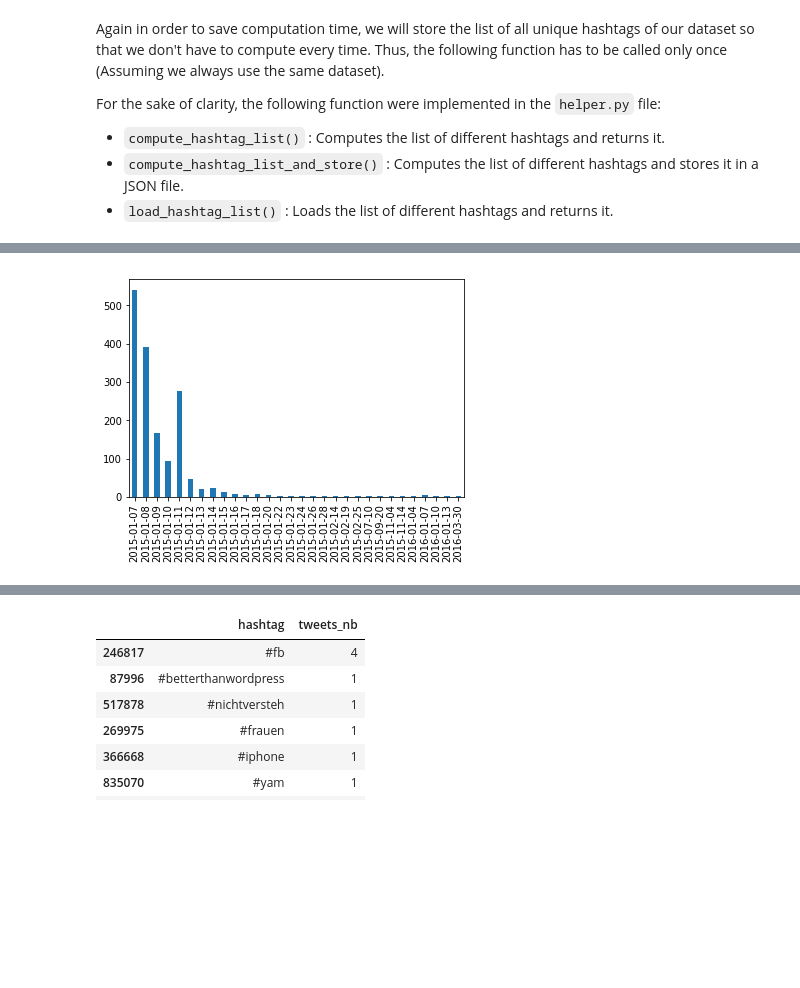
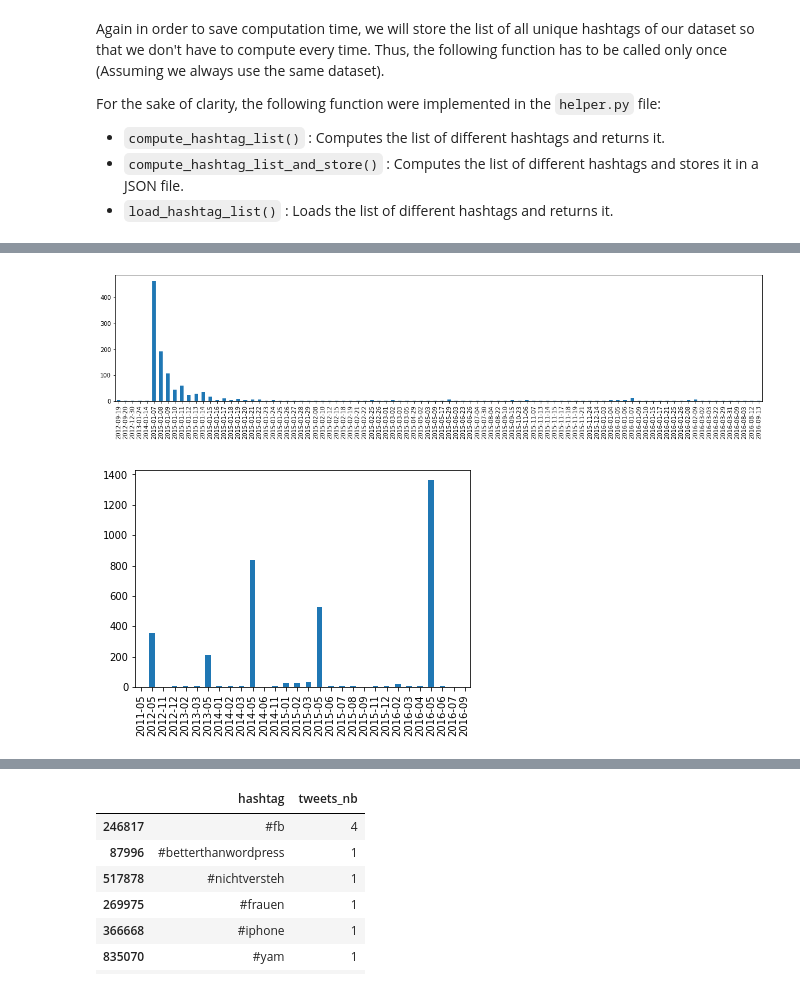
Before and after one commit to brunowicht/ada_project, a Jupyter notebook: project/cleaning.ipynb, the cells around one changed output, grey strips where cells are left out. Drawn from its saved outputs; the diff is of its cells as text; code cells hidden in the pictures; blank space fills up the shorter version.

Commit message:
adding some graphs

```diff
--- a/project/cleaning.ipynb
+++ b/project/cleaning.ipynb
@@ -215,9 +191,8 @@ df_Charlie
-# %%
-def plot_frequency_tags(df, col, tag, n):
-    dfs = search_hashtag(tag, df)
-    dfs[col].value_counts()[:n].sort_index().plot.bar()
-    plt.show()
 # %%
-plot_frequency_tags(df_tag, 'day', "#jesuischarlie", 30)
+plot_frequency_tags(df_tag, 'day', "#charliehebdo", 100)
 # %% [output]
-[figure, old version]
+[figure, new version]
+# %%
+plot_frequency_tags(df_tag, 'month', "#eurovision", 30)
+# %% [output]
+[figure, added]
```
Also changed, not shown: parts of 7 cells of this notebook, 1 other file.
